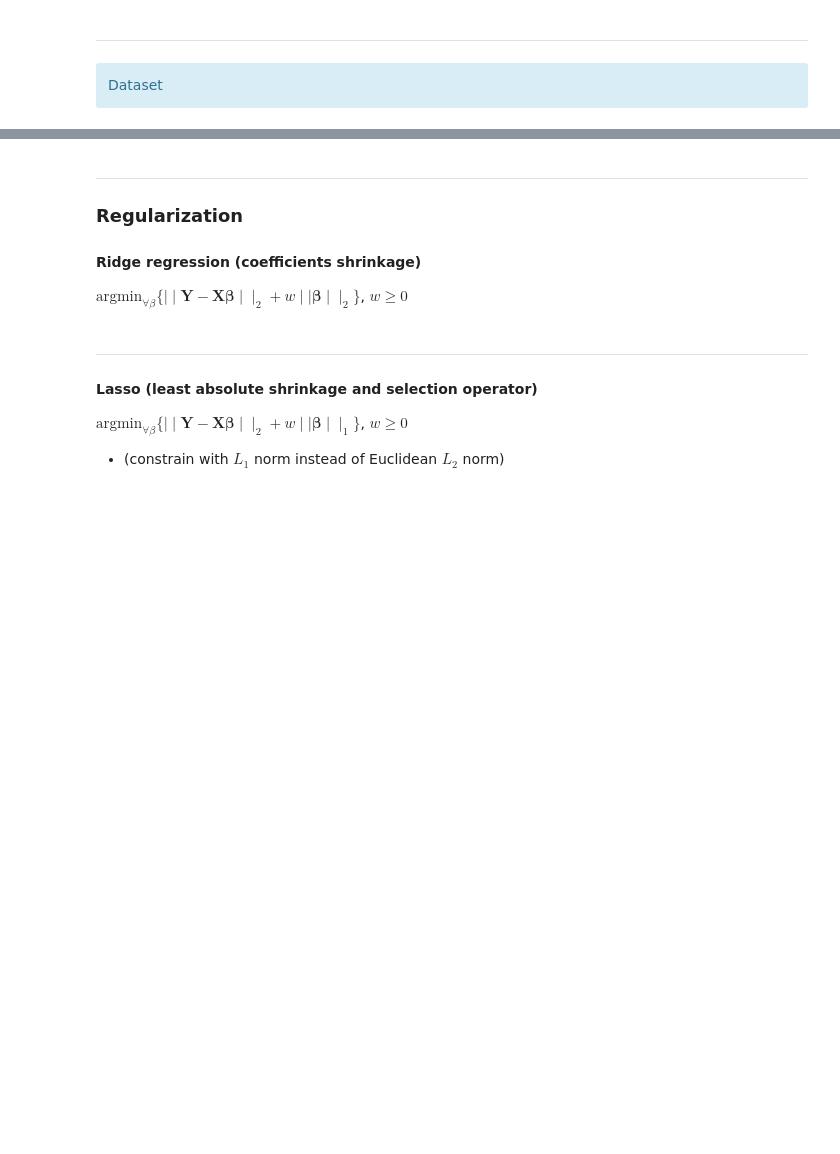
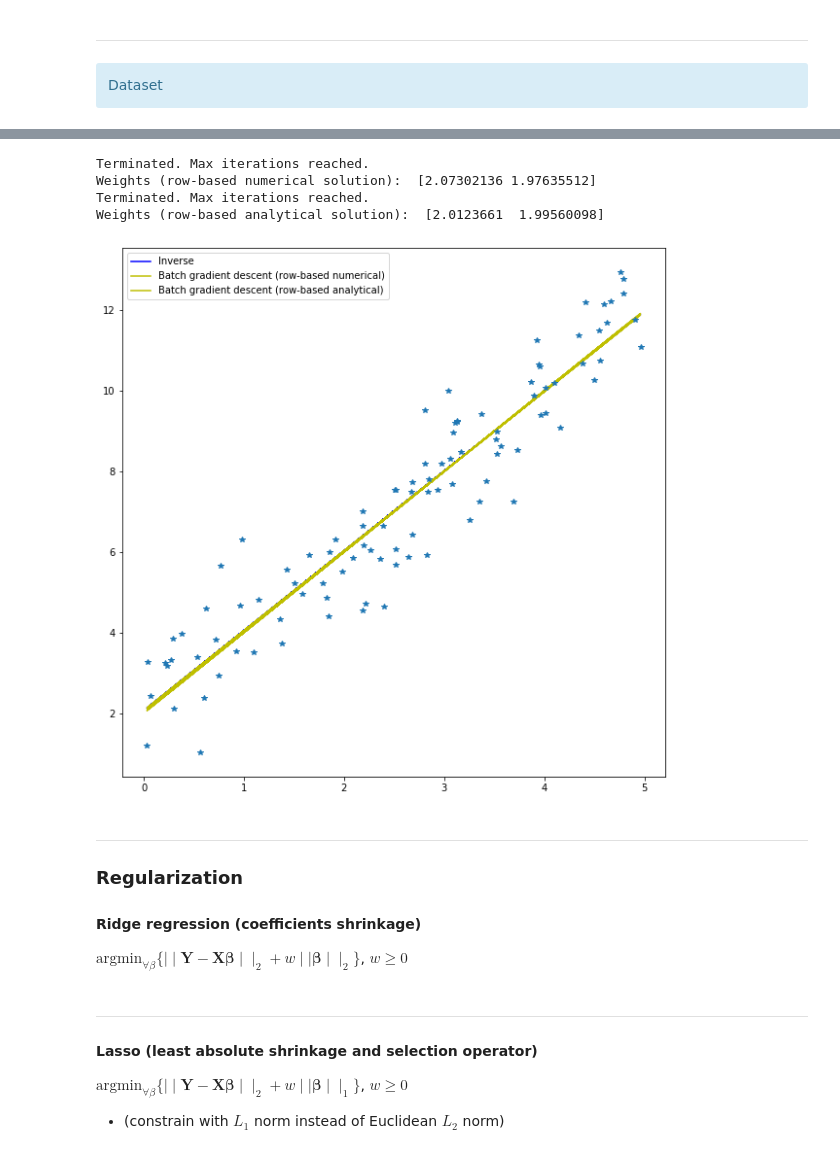
Before and after one commit to jeffreylim/notes, a Jupyter notebook: 02_07_gradient.ipynb, the cells around one changed output, grey strips where cells are left out. Saved outputs shown, nothing was run; the diff lists cells and outputs as text; code cells hidden in the pictures; blank space fills up the shorter version.

```diff
--- a/02_07_gradient.ipynb
+++ b/02_07_gradient.ipynb
@@ -165,5 +241,29 @@ Weights (stochastic gradient descent solution):  [1.55300403 1.73433469]
+# %%
+beta_0 = np.zeros(2)
+learning_rate = 0.00005
+precision_ = np.full(2, 0.000001)
+max_iterations = 3000
+
+betas_rbn = row_based_gradient_descent_numerical(beta_0, learning_rate, precision_, delta_epsilon, max_iterations)
+print('Weights (row-based numerical solution): ', betas_rbn)
+
+betas_rba = row_based_gradient_descent_analytical(beta_0, learning_rate, precision_, max_iterations)
+print('Weights (row-based analytical solution): ', betas_rba)
+
+plt.figure(figsize=(10,10))
+plt.plot(X, betas[0] + betas[1]*X, color='b', label='Inverse')
+plt.plot(X, betas_rbn[0] + betas_rbn[1]*X, color='y', label='Batch gradient descent (row-based numerical)')
+plt.plot(X, betas_rba[0] + betas_rba[1]*X, color='y', label='Batch gradient descent (row-based analytical)')
+plt.legend(loc='best')
+plt.plot(X,Y,'*');
+# %% [output]
+Terminated. Max iterations reached.
+Weights (row-based numerical solution):  [2.07302136 1.97635512]
+Terminated. Max iterations reached.
+Weights (row-based analytical solution):  [2.0123661  1.99560098]
+[figure, added]
 # %% [markdown]
-<hr/>
+---
 
 ### Regularization
 
@@ -171,7 +271,7 @@ Weights (stochastic gradient descent solution):  [1.55300403 1.73433469]
 
 $\text{argmin}_{\forall \beta} \{ \mid\mid \mathbf{Y} - \mathbf{X}\mathbf{\beta} \mid\mid_{2} + w\mid\mid \mathbf{\beta} \mid\mid_{2} \}$, $w \ge 0$
 # %% [markdown]
-<hr/>
+---
 
 #### Lasso (least absolute shrinkage and selection operator)
 
```
Also changed, not shown: parts of 11 cells of this notebook, 2 other files.
